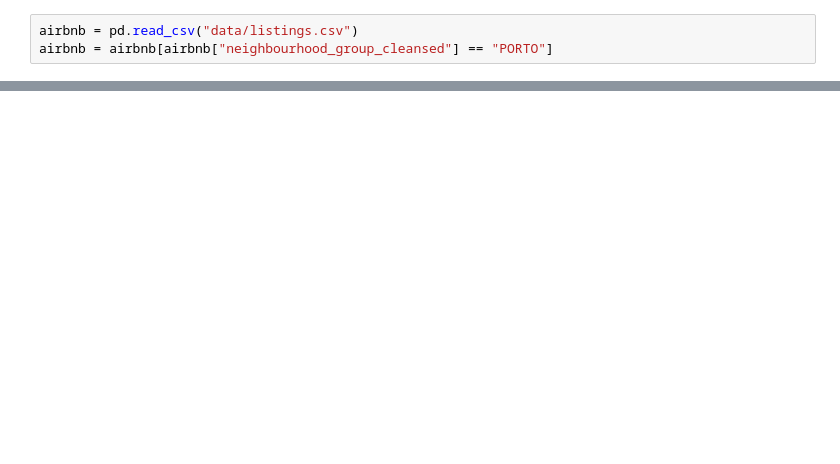
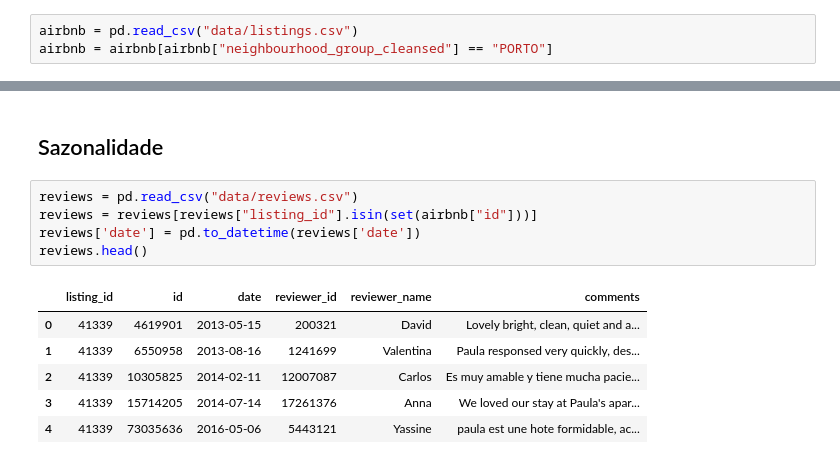
Before and after one commit to drowninginc/desalojamento, a Jupyter notebook: Airbnb/AirbnbxRNAL.ipynb, the cells around one changed output, grey strips where cells are left out. Drawn from its saved outputs; the diff is of its cells as text; blank space fills up the shorter version.

```diff
--- a/Airbnb/AirbnbxRNAL.ipynb
+++ b/Airbnb/AirbnbxRNAL.ipynb
@@ -26,0 +168,14 @@ RNAL = pd.read_csv
+# %% [markdown]
+## Sazonalidade
+# %%
+reviews = pd.read_csv("data/reviews.csv")
+reviews = reviews[reviews["listing_id"].isin(set(airbnb["id"]))]
+reviews['date'] = pd.to_datetime(reviews['date'])
+reviews.head()
+# %% [output]
+|  | listing_id | id | date | reviewer_id | reviewer_name | comments |
+| 0 | 41339 | 4619901 | 2013-05-15 | 200321 | David | Lovely bright, clean, quiet and a... |
+| 1 | 41339 | 6550958 | 2013-08-16 | 1241699 | Valentina | Paula responsed very quickly, des... |
+| 2 | 41339 | 10305825 | 2014-02-11 | 12007087 | Carlos | Es muy amable y tiene mucha pacie... |
+| 3 | 41339 | 15714205 | 2014-07-14 | 17261376 | Anna | We loved our stay at Paula's apar... |
+| 4 | 41339 | 73035636 | 2016-05-06 | 5443121 | Yassine | paula est une hote formidable, ac... |
```
Also changed, not shown: parts of 20 cells of this notebook, 5 other files.
